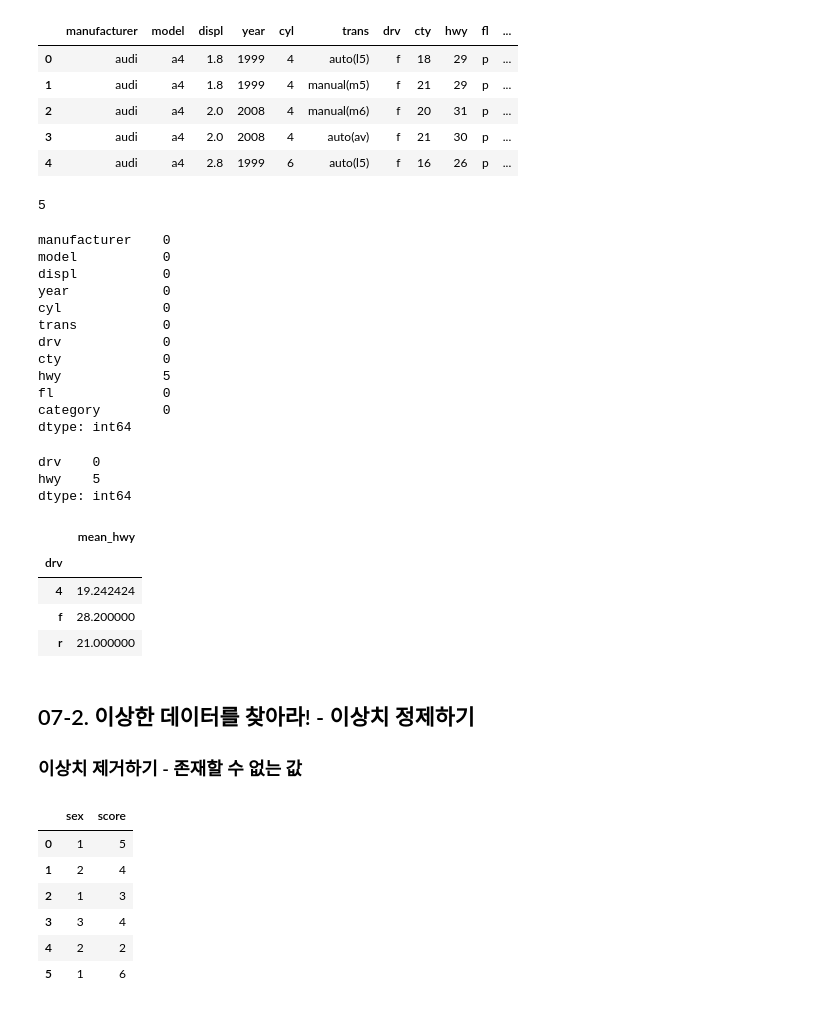
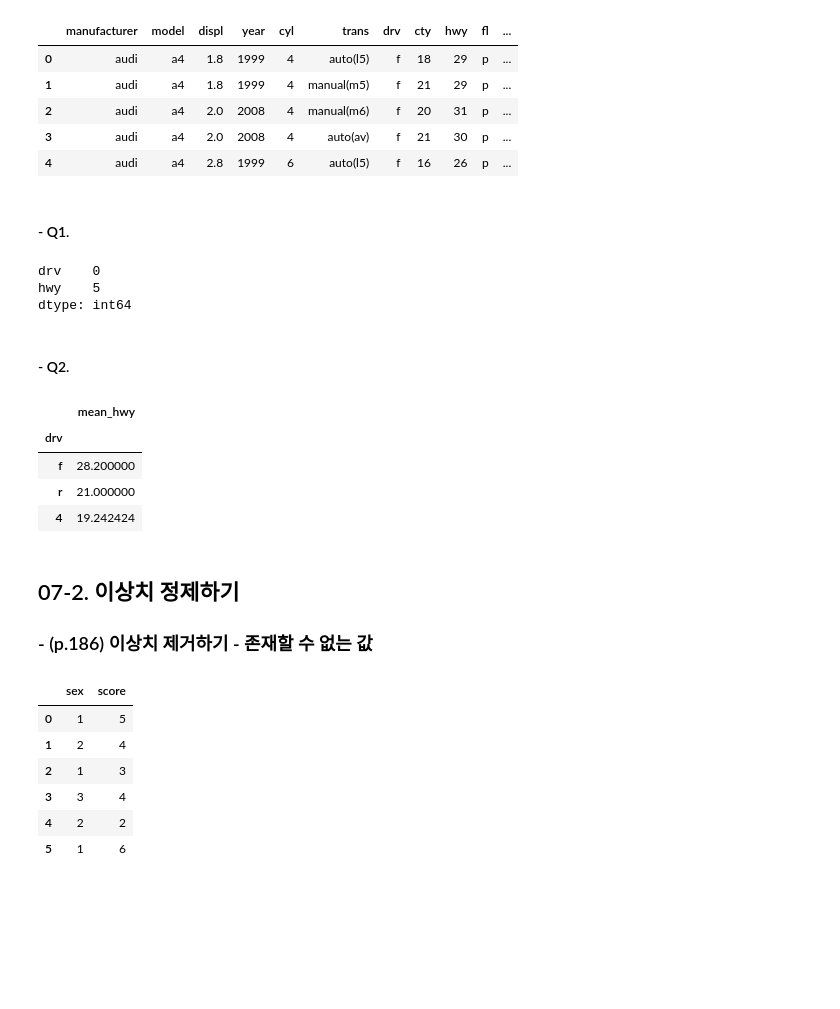
Before and after one commit to jamesbluenote/doit_pythondata, a Jupyter notebook: Doit_python_ch-07.ipynb, the cells around one changed output. Drawn from its saved outputs; the diff is of its cells as text; code cells hidden in the pictures; blank space fills up the shorter version.

```diff
--- a/Doit_python_ch-07.ipynb
+++ b/Doit_python_ch-07.ipynb
@@ -207,46 +199,32 @@ mpg.head()
 | 3 | audi | a4 | 2.0 | 2008 | 4 | auto(av) | f | 21 | 30 | p | ... |
 | 4 | audi | a4 | 2.8 | 1999 | 6 | auto(l5) | f | 16 | 26 | p | ... |
 # %%
+# NaN 할당하기
 mpg.loc[[64, 123, 130, 152, 211], 'hwy'] = np.nan
-mpg['hwy'].isna().sum()
-# %% [output]
-5
-# %%
-# Q1
-pd.isna(mpg).sum()
-# %% [output]
-manufacturer    0
-model           0
-displ           0
-year            0
-cyl             0
-trans           0
-drv             0
-cty             0
-hwy             5
-fl              0
-category        0
-dtype: int64
+# %% [markdown]
+#### - Q1.
 # %%
 mpg[['drv', 'hwy']].isna().sum()
 # %% [output]
 drv    0
 hwy    5
 dtype: int64
+# %% [markdown]
+#### - Q2.
 # %%
-# Q2
 mpg.dropna(subset = ['hwy']) \
    .groupby('drv') \
-   .agg(mean_hwy = ('hwy', 'mean'))
+   .agg(mean_hwy = ('hwy', 'mean')) \
+   .sort_values('mean_hwy', ascending = False)
 # %% [output]
 |  | mean_hwy |
 | drv |  |
-| 4 | 19.242424 |
 | f | 28.200000 |
 | r | 21.000000 |
+| 4 | 19.242424 |
 # %% [markdown]
-## 07-2. 이상한 데이터를 찾아라! - 이상치 정제하기
-### 이상치 제거하기 - 존재할 수 없는 값
+## 07-2. 이상치 정제하기
+### - (p.186) 이상치 제거하기 - 존재할 수 없는 값
 # %%
 df = pd.DataFrame({'sex'   : [1, 2, 1, 3, 2, 1],
                    'score' : [5, 4, 3, 4, 2, 6]})
```
Also changed, not shown: parts of 141 cells of this notebook.
